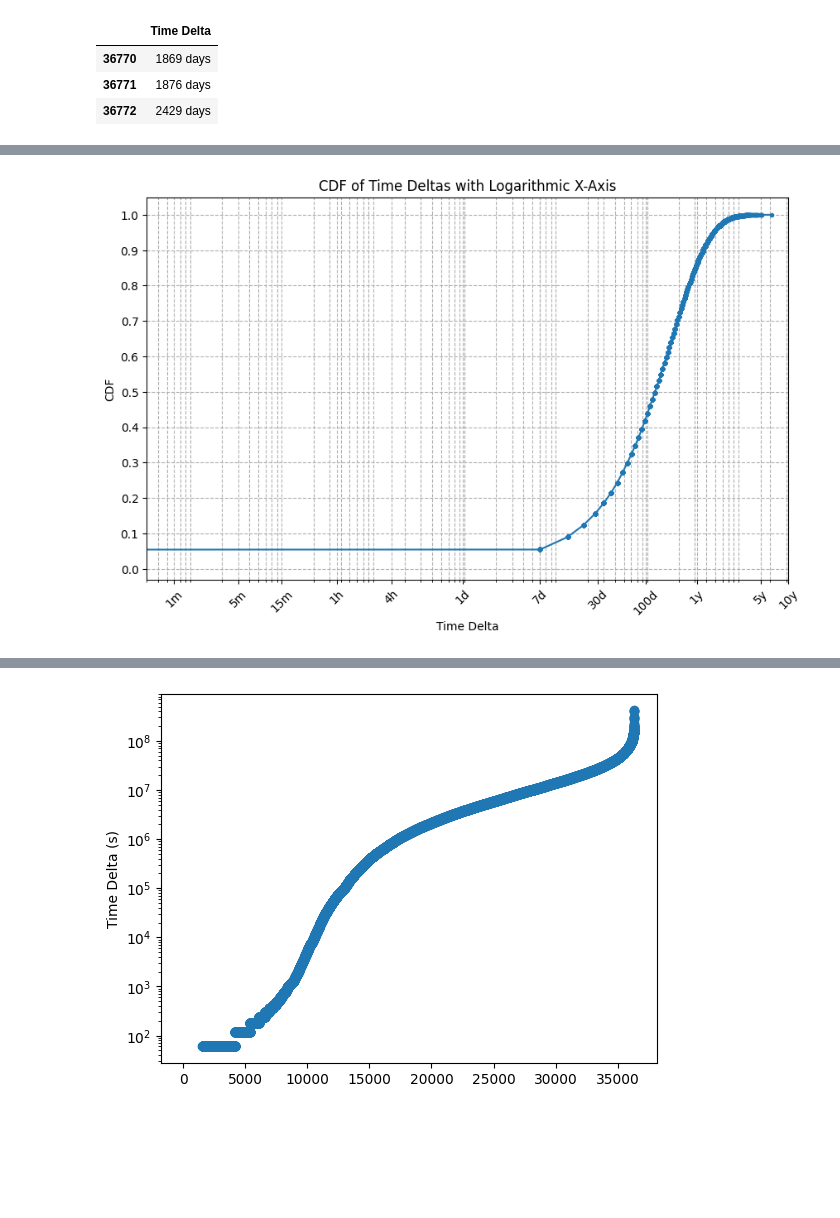
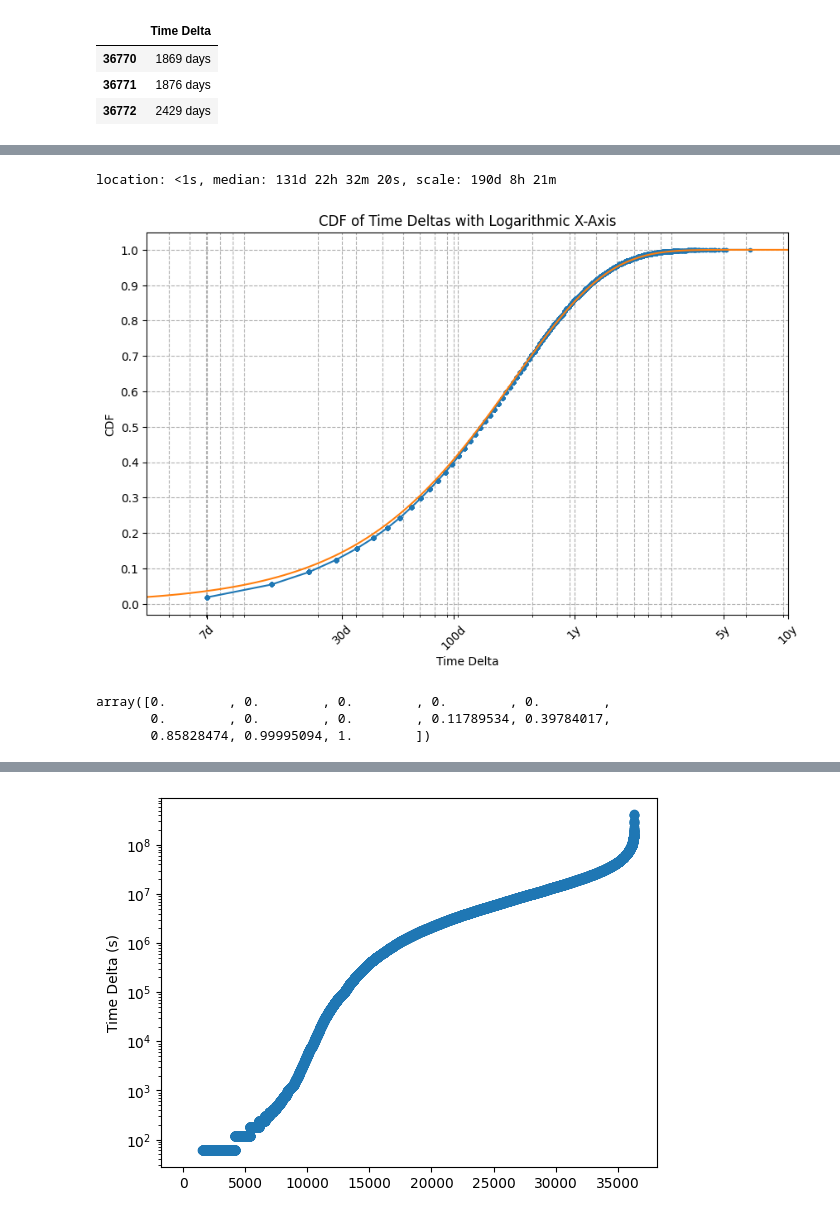
Before and after one commit to CarlKCarlK/wait-times, a Jupyter notebook: wait-times.ipynb, the cells around one changed output, grey strips where cells are left out. Cells and saved outputs as stored; diff of their text form; code cells hidden in the pictures; blank space fills up the shorter version.

```diff
--- a/wait-times.ipynb
+++ b/wait-times.ipynb
@@ -228,23 +252,44 @@ lotto_df[lotto_df["Time Delta"] > pd.to_timedelta(24*60*60 * 365.25 * 5, unit="s
 # %%
-def wait_cdf(df, wait_ticks):
-    waits = df['Time Delta'].dt.total_seconds()
-    waits -= 7 * 24 * 60 * 60 # remove the first week
-    # waits = waits.clip(lower=30) # for the plot, call 0 values 30 seconds
-    cdf = waits.rank(method='average', pct=True)  # This computes the rank as a percentage
+from scipy.stats import expon, geom
+
+def wait_cdf(waits_series, wait_ticks):
+
+
+
+
+    cdf = waits_series.rank(method='average', pct=True)  # This computes the rank as a percentage
     wait_tick_labels = [seconds_to_text(wait_tick) for wait_tick in wait_ticks]
 
+
+    location, scale = expon.fit(lotto_df['Time Delta'].dt.total_seconds(),  floc=0 ) # floc=7*24*60*60/2
+    median = scale * math.log(2)
+    print(f"location: {seconds_to_text(location)}, median: {seconds_to_text(median)}, scale: {seconds_to_text(scale)}")
+    left=10**5.5
+    right=10**8.5
+    expon_dist = expon(loc=location, scale=scale)
+    dense_ticks = np.logspace(np.log10(left), np.log10(right), 100)
+    cdf_values = expon_dist.cdf(dense_ticks)
+
     plt.figure(figsize=(10, 6))
-    plt.plot(waits, cdf, marker='.', linestyle='-')
+    plt.plot(waits_series.dt.total_seconds(), cdf, marker='.', linestyle='-')
+    plt.plot(dense_ticks, cdf_values, label='Exponential CDF')
     plt.xlabel('Time Delta')
     plt.ylabel('CDF')
     plt.title('CDF of Time Deltas with Logarithmic X-Axis')
     plt.xscale('log')
     plt.yticks(np.arange(0, 1.1, 0.1))
     plt.xticks(wait_ticks, wait_tick_labels, rotation=45)
-    plt.xlim(left=30, right=10**8.5) # 10**5.5
+    plt.xlim(left=left, right=right)
     plt.grid(True, which="both", ls="--")
     plt.show()
 
-wait_cdf(lotto_df, wiki_wait_ticks)
+wait_cdf(lotto_df['Time Delta'], wiki_wait_ticks)
 # %% [output]
+location: <1s, median: 131d 22h 32m 20s, scale: 190d 8h 21m
-[figure, old version]
+[figure, new version]
+# %%
+expon_dist.cdf(wiki_wait_ticks)
+# %% [output]
+array([0.        , 0.        , 0.        , 0.        , 0.        ,
+       0.        , 0.        , 0.        , 0.11789534, 0.39784017,
+       0.85828474, 0.99995094, 1.        ])
```
Also changed, not shown: parts of 6 cells of this notebook.
